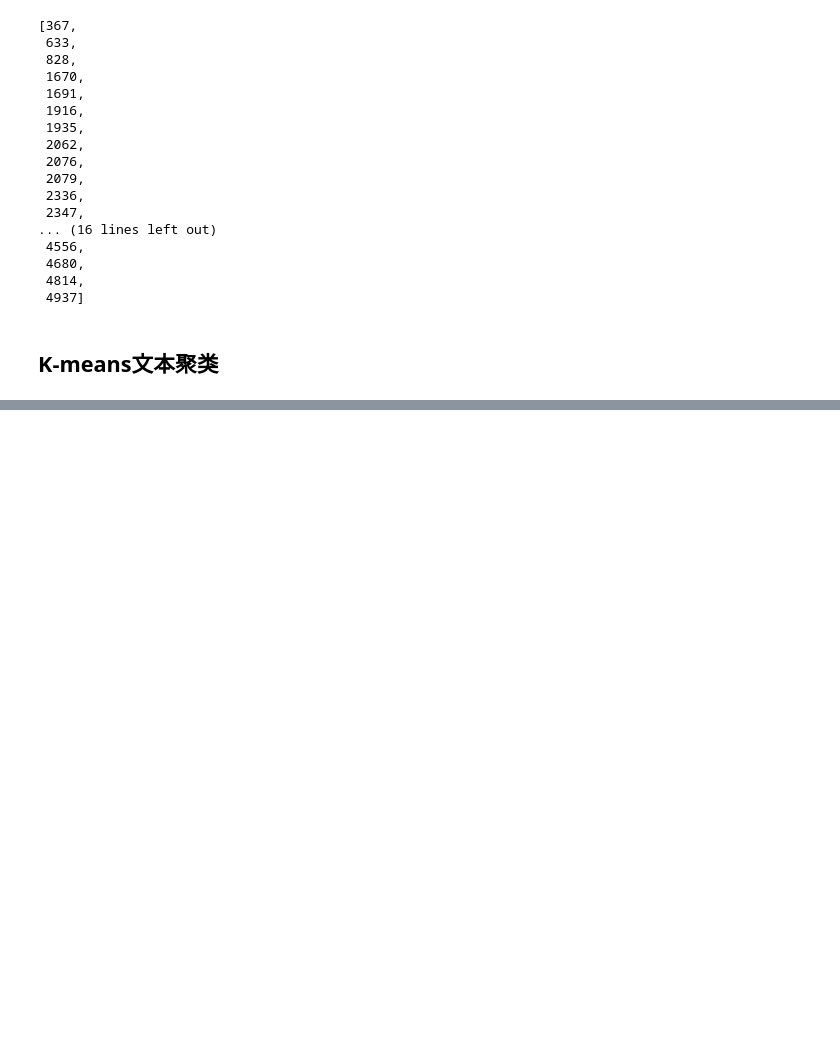
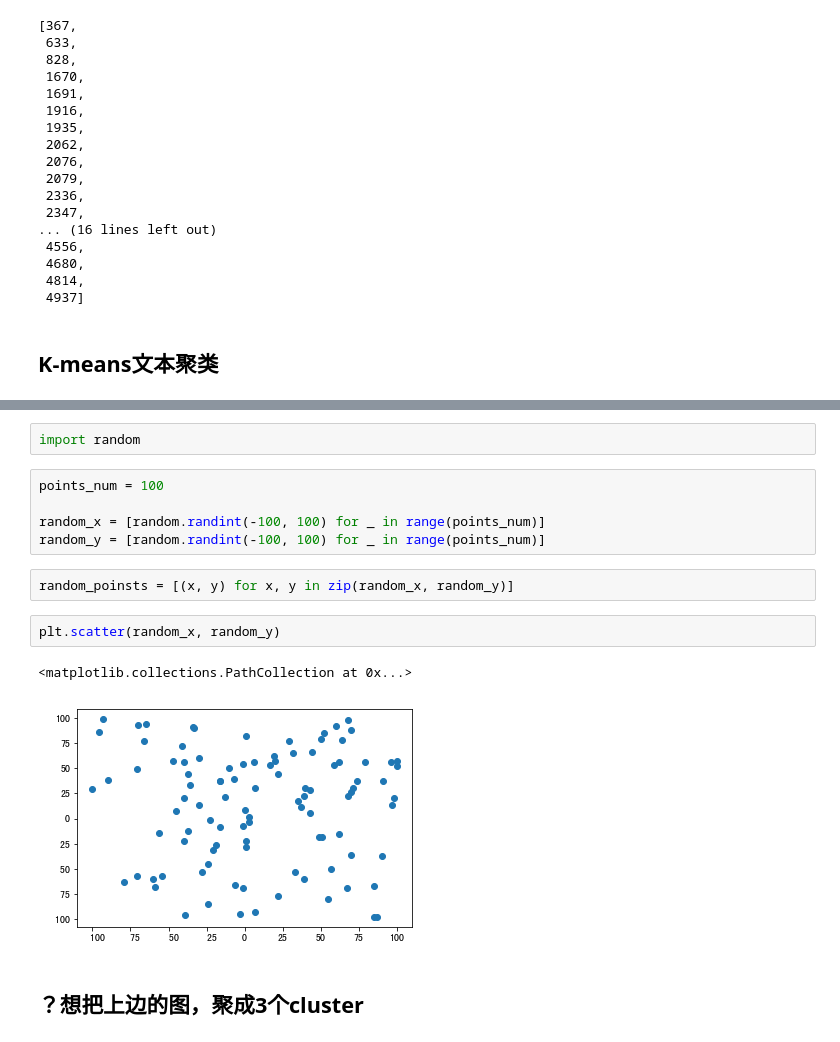
Before and after one commit to computing-intelligence/AI-and-Python-Foundation, a Jupyter notebook: 2020-python-programming-elementary/Lesson-02-Online-Course-Code.ipynb, the cells around one changed output, grey strips where cells are left out. Cells and saved outputs as stored; diff of their text form; blank space fills up the shorter version.

```diff
--- a/2020-python-programming-elementary/Lesson-02-Online-Course-Code.ipynb
+++ b/2020-python-programming-elementary/Lesson-02-Online-Course-Code.ipynb
@@ -595,0 +600,16 @@ hit_ids
+# %%
+import random
+# %%
+points_num = 100
+
+random_x = [random.randint(-100, 100) for _ in range(points_num)]
+random_y = [random.randint(-100, 100) for _ in range(points_num)]
+# %%
+random_poinsts = [(x, y) for x, y in zip(random_x, random_y)]
+# %%
+plt.scatter(random_x, random_y)
+# %% [output]
+<matplotlib.collections.PathCollection at 0x...>
+[figure, added]
+# %% [markdown]
+## ？想把上边的图，聚成3个cluster
```
Also changed, not shown: parts of 24 cells of this notebook.
